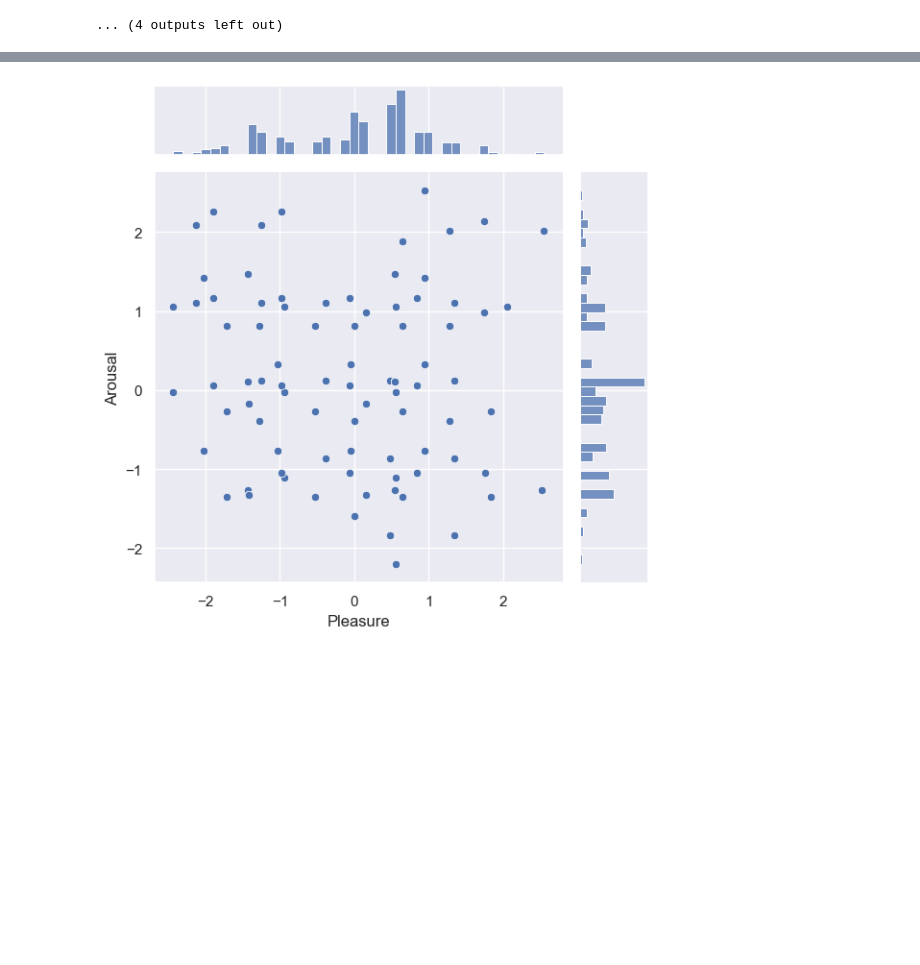
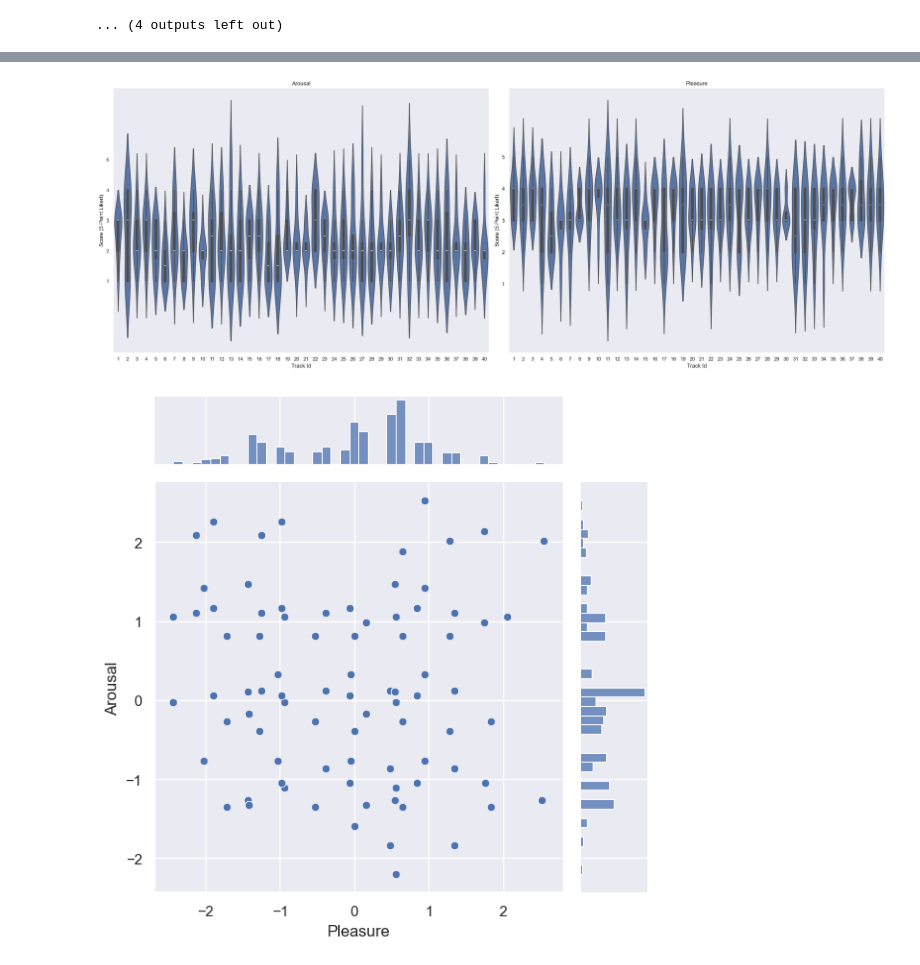
Before and after one commit to gsailer/eeg-music, a Jupyter notebook: eeg_music/notebooks/emotions.ipynb, the cells around one changed output, grey strips where cells are left out. Drawn from its saved outputs; the diff is of its cells as text; code cells hidden in the pictures; blank space fills up the shorter version.

```diff
--- a/eeg_music/notebooks/emotions.ipynb
+++ b/eeg_music/notebooks/emotions.ipynb
@@ -270,0 +288,4 @@ for participant, group in df_melt.groupby("participant"):
+# %%
+df_melt = df_melt.assign(
+    track_id = pd.to_numeric(df_melt.track_id)
+)
@@ -271,3 +304,20 @@ for participant, group in df_melt.groupby("participant"):
+# %%
+plt.figure(figsize=(24, 9))
+for i, dim in enumerate(["arousal", "pleasure"]):
+    plt.subplot(1, 2, i + 1)
+    sns.violinplot(df_melt.loc[df_melt.dimension == dim], x="track_id", y="score", inner="box", density_norm="width")
+    #plt.ylim((1, 5))
+    plt.yticks(range(1, 6))
+    plt.grid(axis='y', linestyle='--', alpha=0.7)
+    plt.xlabel("Track Id")
+    plt.ylabel("Score (5-Point Likert)")
+    plt.title(dim.capitalize())
+    plt.tight_layout()
+
+plt.savefig(f"plots/emotion_over_time.png")
+plt.show()
+# %% [output]
+[figure, added]
 # %%
 # check if z-norm by participant changes how distribution looks in general
 # %%
```
Also changed, not shown: parts of 9 cells of this notebook, 10 other files.
